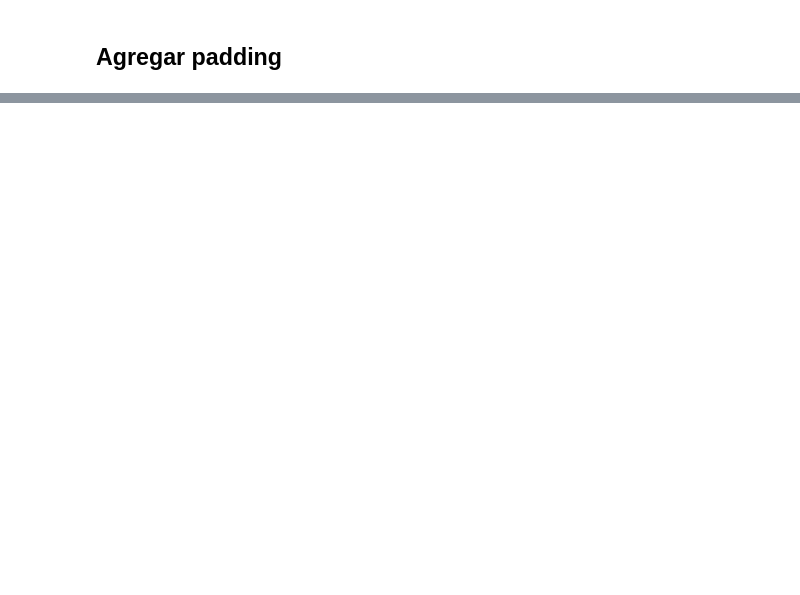
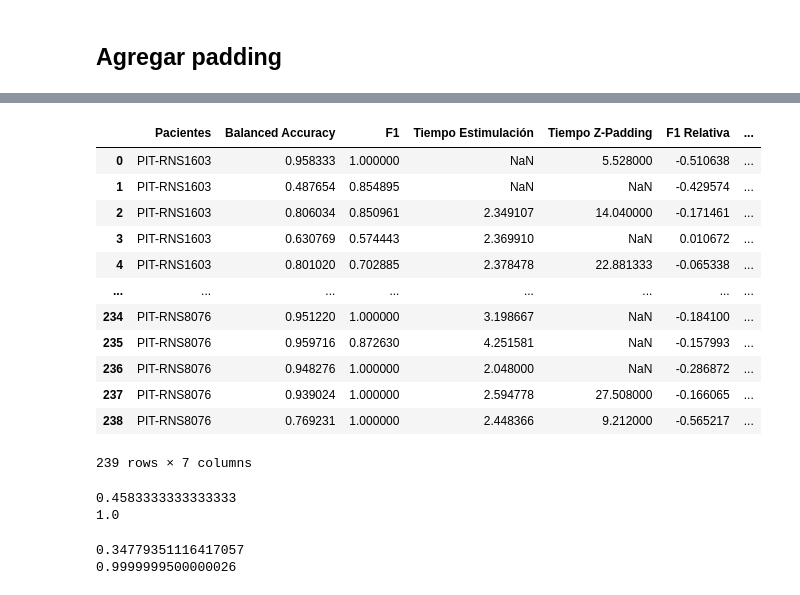
Before and after one commit to martinrrobins/PI-Thalamus-RNS, a Jupyter notebook: Paper_iESPnet_pruebas/01-Exploraciones/03.7 Exploracion.ipynb, the cells around one changed output, grey strips where cells are left out. Drawn from its saved outputs; the diff is of its cells as text; code cells hidden in the pictures; blank space fills up the shorter version.

```diff
--- a/Paper_iESPnet_pruebas/01-Exploraciones/03.7 Exploracion.ipynb
+++ b/Paper_iESPnet_pruebas/01-Exploraciones/03.7 Exploracion.ipynb
@@ -229,2 +261,4 @@ plt.show()
 # %% [markdown]
 ## Agregar padding
+# %%
+DATA_DIR  = '/media/martin/Disco2/Rns_Data/RNS_ESPM_datatransfer/Data'
@@ -230,0 +444,74 @@ plt.show()
+# %%
+# Crear listas vacías para almacenar los datos expandidos
+pacientes_expandidos                  = []
+accuracy_expandidos                   = []
+f1_expandidos                         = []
+time_stim_expandidos                  = []
+short_file_expandidos                 = []
+time_to_pad_expandidos                = []
+variable_relativa_f1_expandidos       = []
+variable_relativa_accuracy_expandidos = []
+
+# Iterar sobre cada paciente
+for s in range(len(patients_dsf_iespnet)):
+    # Obtener las listas de valores por época para el paciente actual
+    accuracy_por_epoca         = accuracy_dsf_iespnet[s]
+    f1_por_epoca               = f1_iespnet[s]
+    time_stim_por_epoca        = time_stim_per_epoch_per_patient[s]
+    short_file_por_epoca       = short_file_per_epoch_per_patient[s]
+    time_to_pad_por_epoca      = time_to_pad_per_epoch_per_patient[s]
+    variable_relativa_f1       = variable_relativa_f1_[s]
+    variable_relativa_accuracy = variable_relativa_accuracy_[s]
+
+    # Repetir el nombre del paciente tantas veces como épocas tenga
+    pacientes_expandidos.extend([patients_dsf_iespnet[s]] * len(accuracy_por_epoca))
+
+    # Agregar los valores de accuracy, f1 y las otras variables correspondientes
+    accuracy_expandidos.extend(accuracy_por_epoca)
+    f1_expandidos.extend(f1_por_epoca)
+    time_stim_expandidos.extend(time_stim_por_epoca)
+    short_file_expandidos.extend(short_file_por_epoca)
+    time_to_pad_expandidos.extend(time_to_pad_por_epoca)
+    variable_relativa_f1_expandidos.extend(variable_relativa_f1)
+    variable_relativa_accuracy_expandidos.extend(variable_relativa_accuracy)
+
+# Crear el DataFrame final con los datos expandidos
+df_resultados_per_epoch = pd.DataFrame({
+                                        'Pacientes'             : pacientes_expandidos,
+                                        'Balanced Accuracy'     : accuracy_expandidos,
+                                        'F1'                    : f1_expandidos,
+                                        'Tiempo Estimulación'   : time_stim_expandidos,
+                                        #'Short_file_por_epoca' : short_file_expandidos,
+                                        'Tiempo Z-Padding'      : time_to_pad_expandidos,
+                                        'F1 Relativa'           : variable_relativa_f1_expandidos,
+                                        'B Accuracy Relativa'   : variable_relativa_accuracy_expandidos
+                                       })
+
+# Mostrar el DataFrame
+df_resultados_per_epoch
+# %% [output]
+|  | Pacientes | Balanced Accuracy | F1 | Tiempo Estimulación | Tiempo Z-Padding | F1 Relativa | ... |
+| 0 | PIT-RNS1603 | 0.958333 | 1.000000 | NaN | 5.528000 | -0.510638 | ... |
+| 1 | PIT-RNS1603 | 0.487654 | 0.854895 | NaN | NaN | -0.429574 | ... |
+| 2 | PIT-RNS1603 | 0.806034 | 0.850961 | 2.349107 | 14.040000 | -0.171461 | ... |
+| 3 | PIT-RNS1603 | 0.630769 | 0.574443 | 2.369910 | NaN | 0.010672 | ... |
+| 4 | PIT-RNS1603 | 0.801020 | 0.702885 | 2.378478 | 22.881333 | -0.065338 | ... |
+| ... | ... | ... | ... | ... | ... | ... | ... |
+| 234 | PIT-RNS8076 | 0.951220 | 1.000000 | 3.198667 | NaN | -0.184100 | ... |
+| 235 | PIT-RNS8076 | 0.959716 | 0.872630 | 4.251581 | NaN | -0.157993 | ... |
+| 236 | PIT-RNS8076 | 0.948276 | 1.000000 | 2.048000 | NaN | -0.286872 | ... |
+| 237 | PIT-RNS8076 | 0.939024 | 1.000000 | 2.594778 | 27.508000 | -0.166065 | ... |
+| 238 | PIT-RNS8076 | 0.769231 | 1.000000 | 2.448366 | 9.212000 | -0.565217 | ... |
+239 rows × 7 columns
+# %%
+print(df_resultados_per_epoch['Balanced Accuracy'].min())
+print(df_resultados_per_epoch['Balanced Accuracy'].max())
+# %% [output]
+0.4583333333333333
+1.0
+# %%
+print(df_resultados_per_epoch['F1'].min())
+print(df_resultados_per_epoch['F1'].max())
+# %% [output]
+0.34779351116417057
+0.9999999500000026
```
Also changed, not shown: parts of 36 cells of this notebook, 5 other files.
